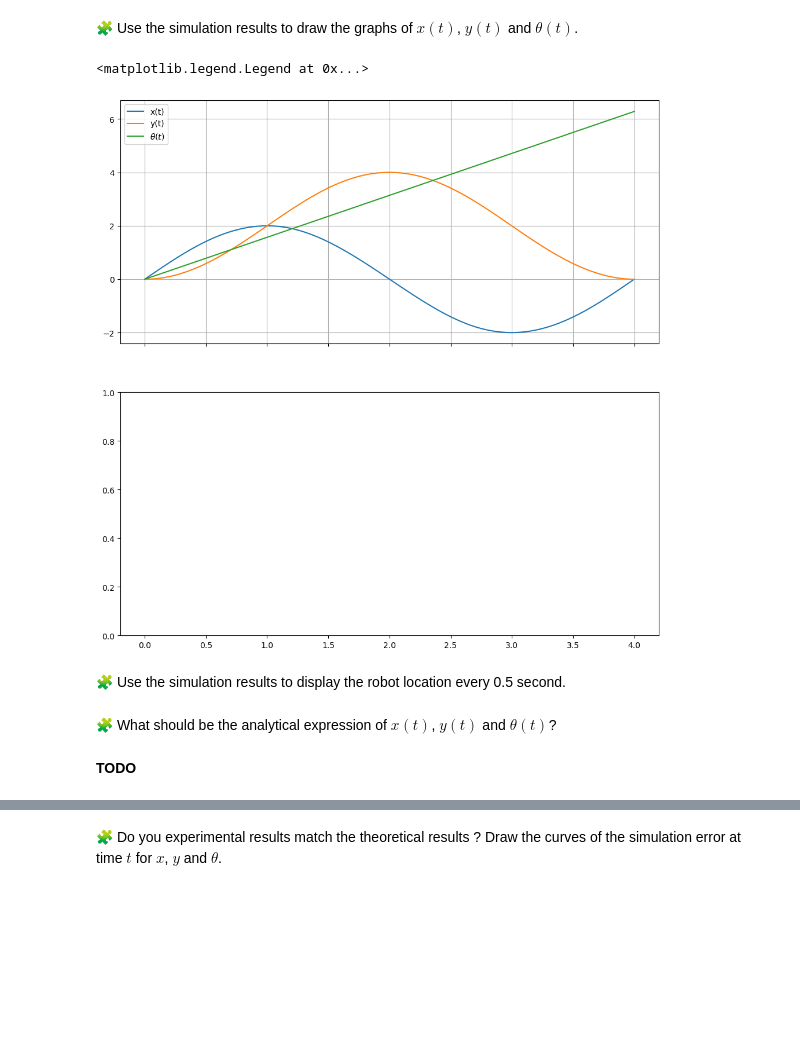
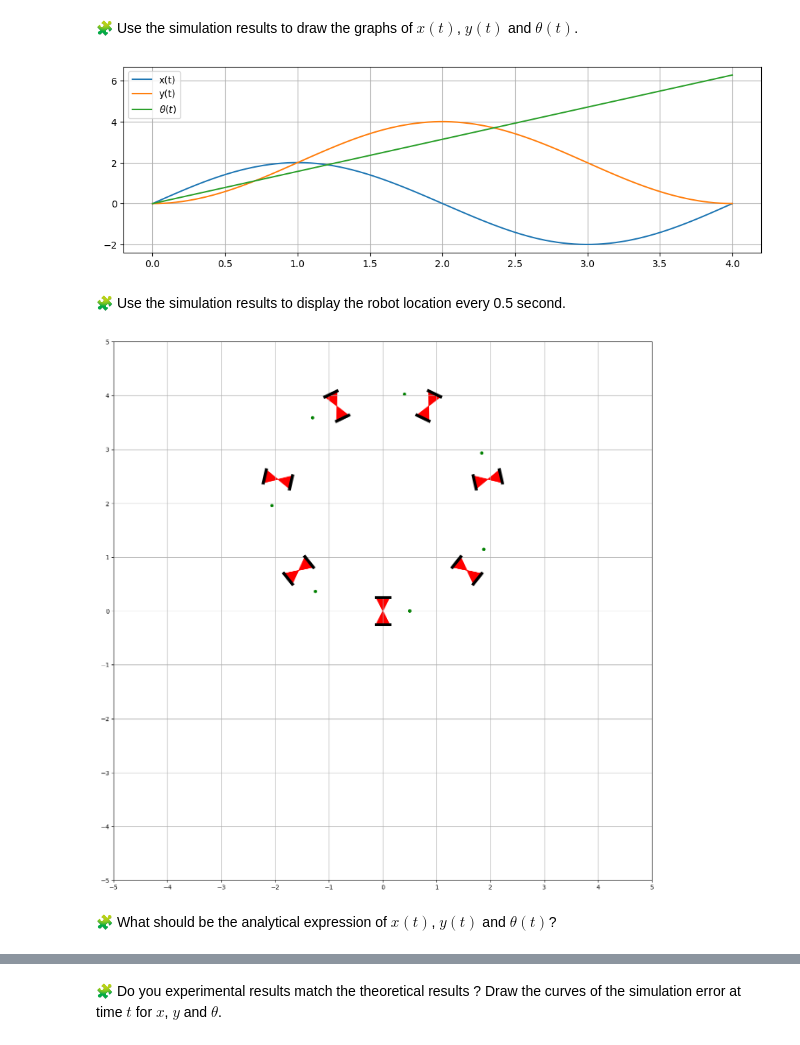
Before and after one commit to omarkami007/control-engineering-with-python-project-2023-2024, a Jupyter notebook: Project-part-1.ipynb, the cells around one changed output, grey strips where cells are left out. Cells and saved outputs as stored; diff of their text form; code cells hidden in the pictures; blank space fills up the shorter version.

```diff
--- a/Project-part-1.ipynb
+++ b/Project-part-1.ipynb
@@ -360,15 +399,15 @@ Solution at t=4: [1.00338726e-03 7.26851674e-04 6.28318531e+00]
 # %%
 t = np.linspace(0.0, 4.0, 100)
 x, y, theta = result["sol"](t)
 fig=figure(figsize=(12, 12))
-ax1, ax2 = fig.subplots(2, 1, sharex=True)
+ax1 = fig.add_subplot(311)
 ax1.grid(True)
 ax1.plot(t, x, label="x(t)")
 ax1.plot(t, y, label="y(t)")
 ax1.plot(t, theta, label=r"$\theta(t)$")
-ax1.legend()
+plt.legend()
+plt.show()
 # %% [output]
-<matplotlib.legend.Legend at 0x...>
-[figure, old version]
+[figure, new version]
 # %% [markdown]
 🧩 Use the simulation results to display the robot location every 0.5 second.
@@ -377,4 +414,10 @@ pass
+# %%
+t = linspace(0,4,8)
+x, y, theta = result["sol"](t)
+axes=  draw_arena(-5, 5, -5, 5)
+for i in range(len(t)) :
+    draw_scooterv2(axes,x[i], y[i], theta[i],"")
+# %% [output]
+[figure, added]
 # %% [markdown]
 🧩 What should be the analytical expression of $x(t)$, $y(t)$ and $\theta(t)$?
-# %% [markdown]
-**TODO**
```
Also changed, not shown: parts of 10 cells of this notebook.
